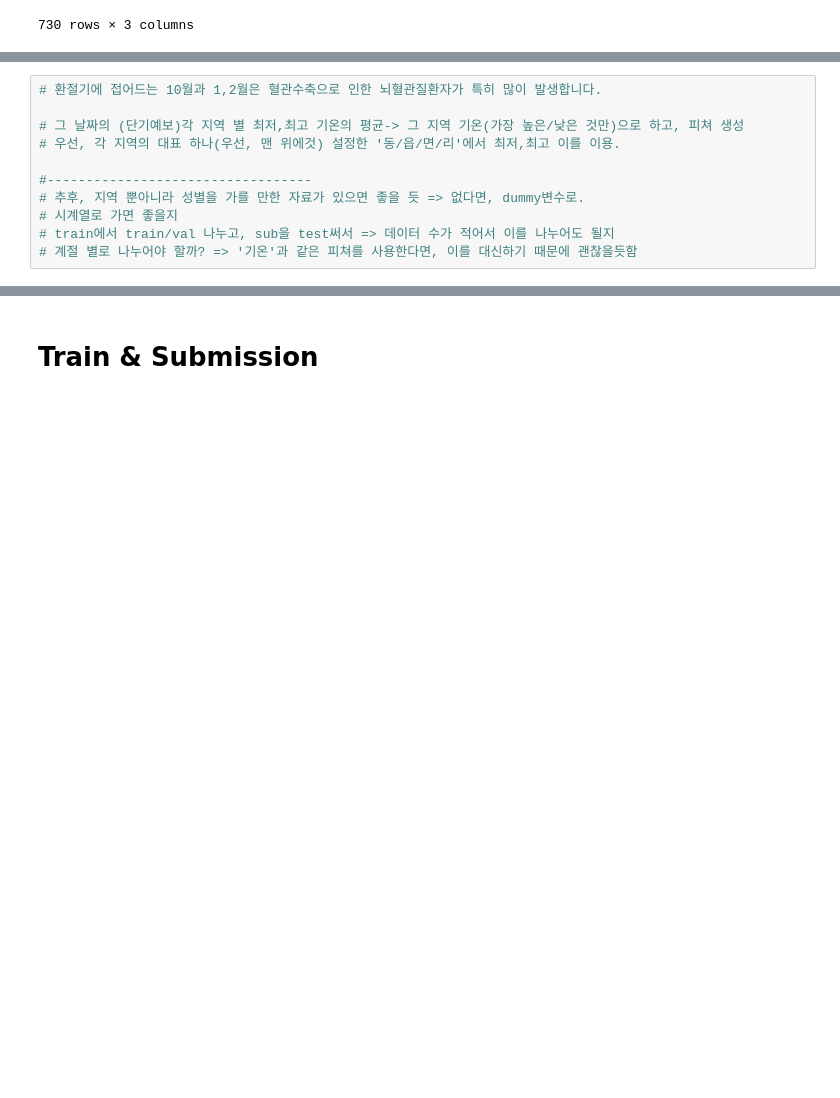
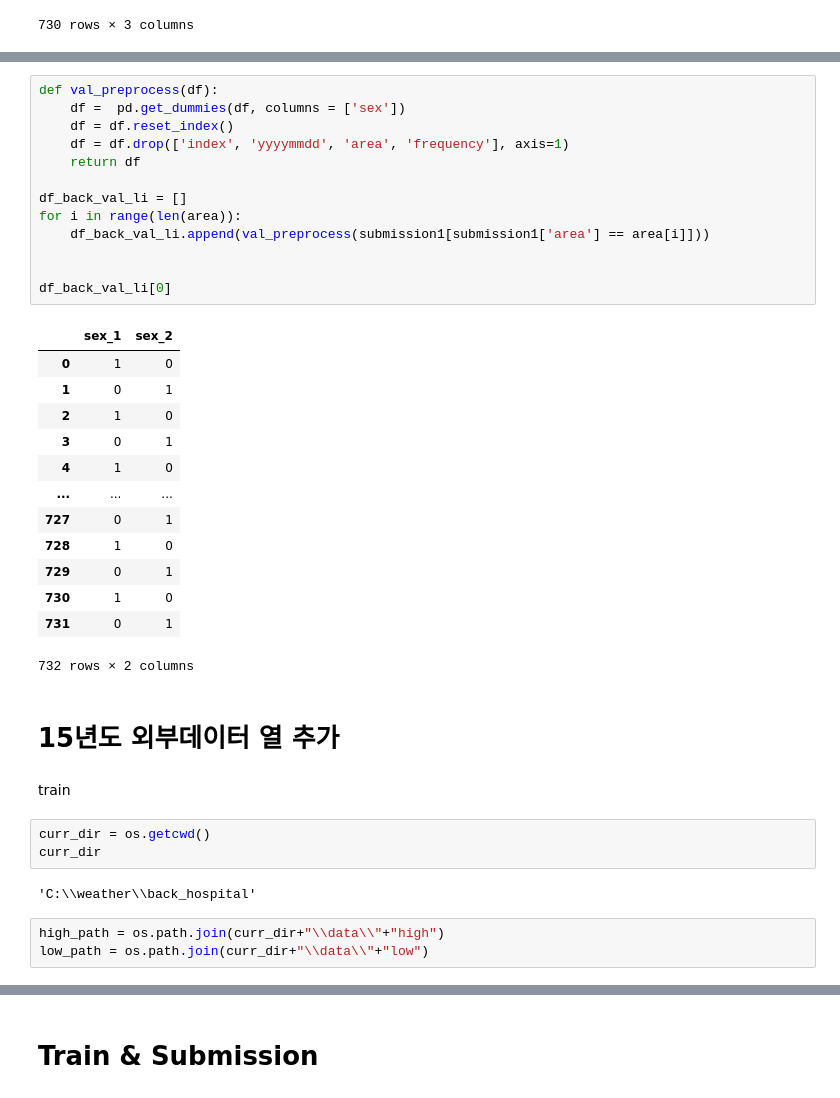
Before and after one commit to lala991204/Contest_weather, a Jupyter notebook: back_lgbm.ipynb, the cells around one changed output, grey strips where cells are left out. Cells and saved outputs as stored; diff of their text form; blank space fills up the shorter version.

```diff
--- a/back_lgbm.ipynb
+++ b/back_lgbm.ipynb
@@ -316,11 +139,39 @@ Name: hour, dtype: int64
-# %%
-# 환절기에 접어드는 10월과 1,2월은 혈관수축으로 인한 뇌혈관질환자가 특히 많이 발생합니다.
-
-# 그 날짜의 (단기예보)각 지역 별 최저,최고 기온의 평균-> 그 지역 기온(가장 높은/낮은 것만)으로 하고, 피쳐 생성
-# 우선, 각 지역의 대표 하나(우선, 맨 위에것) 설정한 '동/읍/면/리'에서 최저,최고 이를 이용.
-
-#----------------------------------
-# 추후, 지역 뿐아니라 성별을 가를 만한 자료가 있으면 좋을 듯 => 없다면, dummy변수로.
-# 시계열로 가면 좋을지
-# train에서 train/val 나누고, sub을 test써서 => 데이터 수가 적어서 이를 나누어도 될지
-# 계절 별로 나누어야 할까? => '기온'과 같은 피쳐를 사용한다면, 이를 대신하기 때문에 괜찮을듯함
+# %%
+def val_preprocess(df):
+    df =  pd.get_dummies(df, columns = ['sex'])
+    df = df.reset_index()
+    df = df.drop(['index', 'yyyymmdd', 'area', 'frequency'], axis=1)
+    return df
+
+df_back_val_li = []
+for i in range(len(area)):
+    df_back_val_li.append(val_preprocess(submission1[submission1['area'] == area[i]]))
+
+
+df_back_val_li[0]
+# %% [output]
+|  | sex_1 | sex_2 |
+| 0 | 1 | 0 |
+| 1 | 0 | 1 |
+| 2 | 1 | 0 |
+| 3 | 0 | 1 |
+| 4 | 1 | 0 |
+| ... | ... | ... |
+| 727 | 0 | 1 |
+| 728 | 1 | 0 |
+| 729 | 0 | 1 |
+| 730 | 1 | 0 |
+| 731 | 0 | 1 |
+732 rows × 2 columns
+# %% [markdown]
+# 15년도 외부데이터 열 추가
+# %% [markdown]
+train
+# %%
+curr_dir = os.getcwd()
+curr_dir
+# %% [output]
+'C:\\weather\\back_hospital'
+# %%
+high_path = os.path.join(curr_dir+"\\data\\"+"high")
+low_path = os.path.join(curr_dir+"\\data\\"+"low")
```
Also changed, not shown: parts of 32 cells of this notebook.
